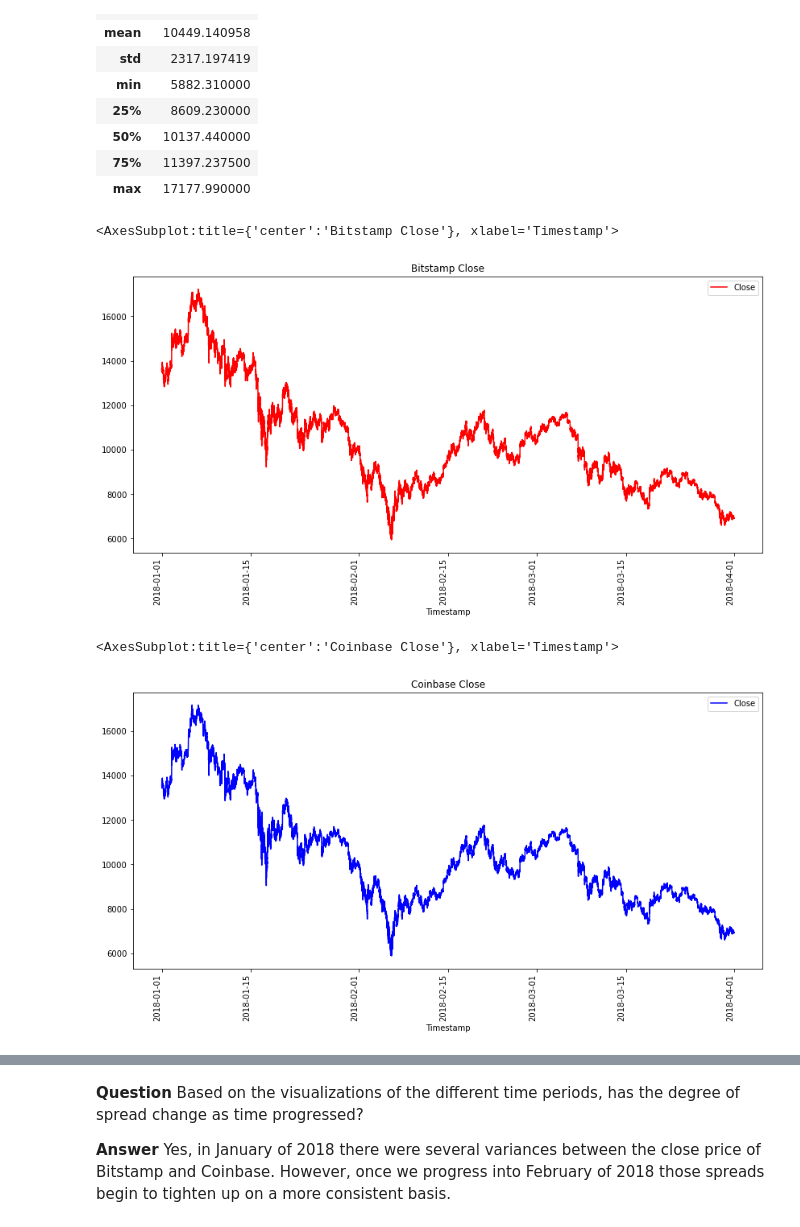
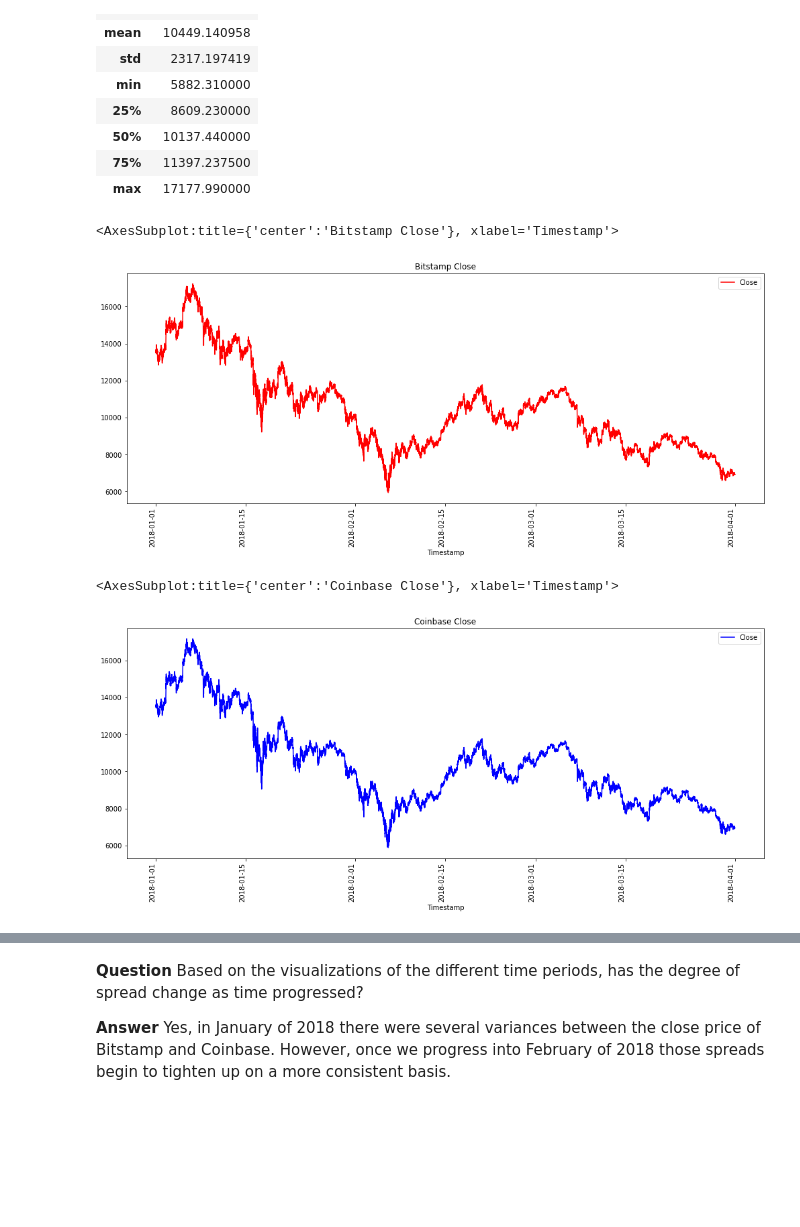
Before and after one commit to scottslusher/Crypto-Arbitrage, a Jupyter notebook: Starter_Code/Starter_Code/crypto_arbitrage.ipynb, the cells around one changed output, grey strips where cells are left out. Cells and saved outputs as stored; diff of their text form; code cells hidden in the pictures; blank space fills up the shorter version.

```diff
--- a/Starter_Code/Starter_Code/crypto_arbitrage.ipynb
+++ b/Starter_Code/Starter_Code/crypto_arbitrage.ipynb
@@ -269,17 +269,17 @@ coinbase_sliced.describe()
 # %%
 # Create a line plot for the bitstamp DataFrame for the full length of time in the dataset
 # Be sure that the figure size, title, and color are tailored to each visualization
-bitstamp_sliced.plot(figsize=(14,7), title="Bitstamp Close", rot=90, color="red")
+bitstamp_sliced.plot(figsize=(17,7), title="Bitstamp Close", rot=90, color="red")
 # %% [output]
 <AxesSubplot:title={'center':'Bitstamp Close'}, xlabel='Timestamp'>
-[figure, old version]
+[figure, new version]
 # %%
 # Create a line plot for the coinbase DataFrame for the full length of time in the dataset
 # Be sure that the figure size, title, and color are tailored to each visualization
-coinbase_sliced.plot(figsize=(14,7), title="Coinbase Close", rot=90, color="blue")
+coinbase_sliced.plot(figsize=(17,7), title="Coinbase Close", rot=90, color="blue")
 # %% [output]
 <AxesSubplot:title={'center':'Coinbase Close'}, xlabel='Timestamp'>
-[figure, old version]
+[figure, new version]
 # %%
 # Overlay the visualizations for the bitstamp and coinbase DataFrames in one plot
 # The plot should visualize the prices over the full lenth of the dataset
```
Also changed, not shown: parts of 12 cells of this notebook.
